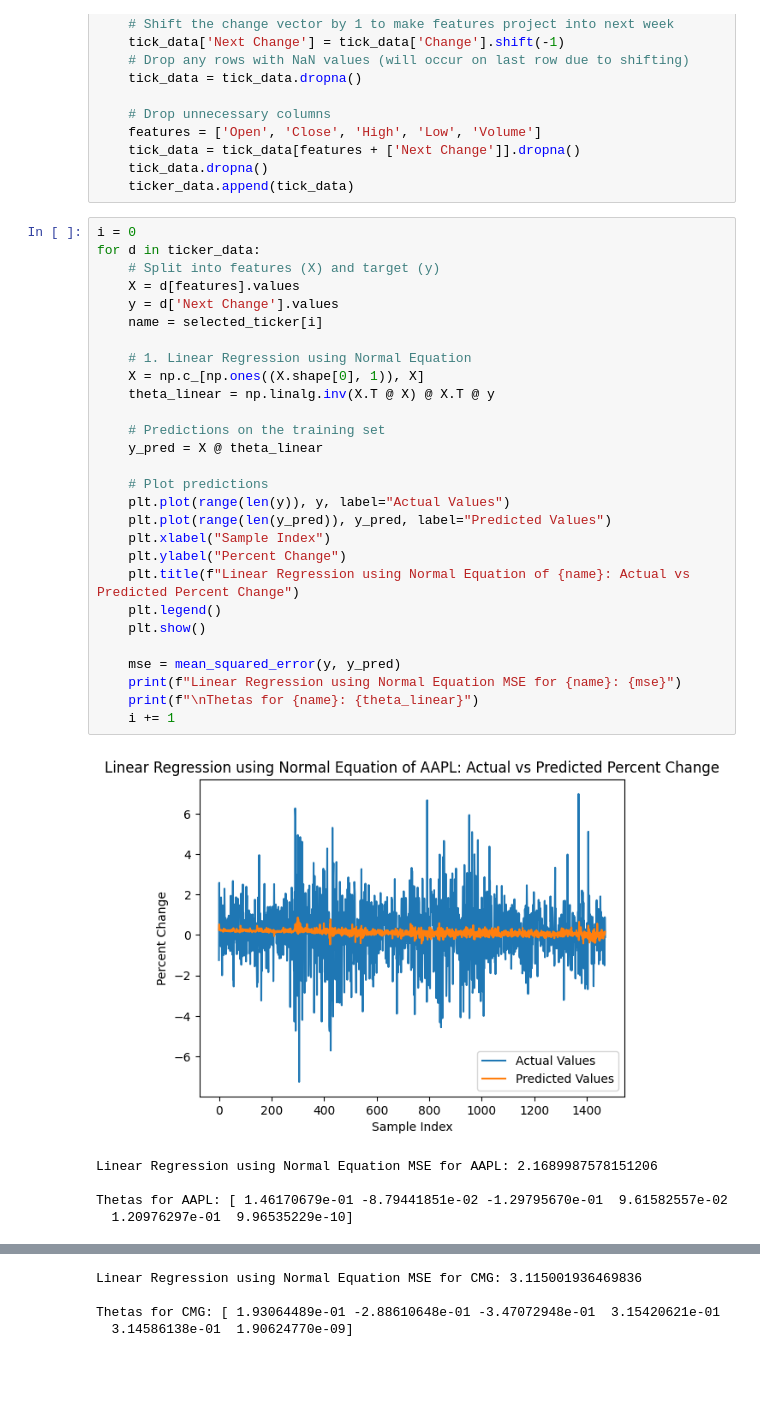
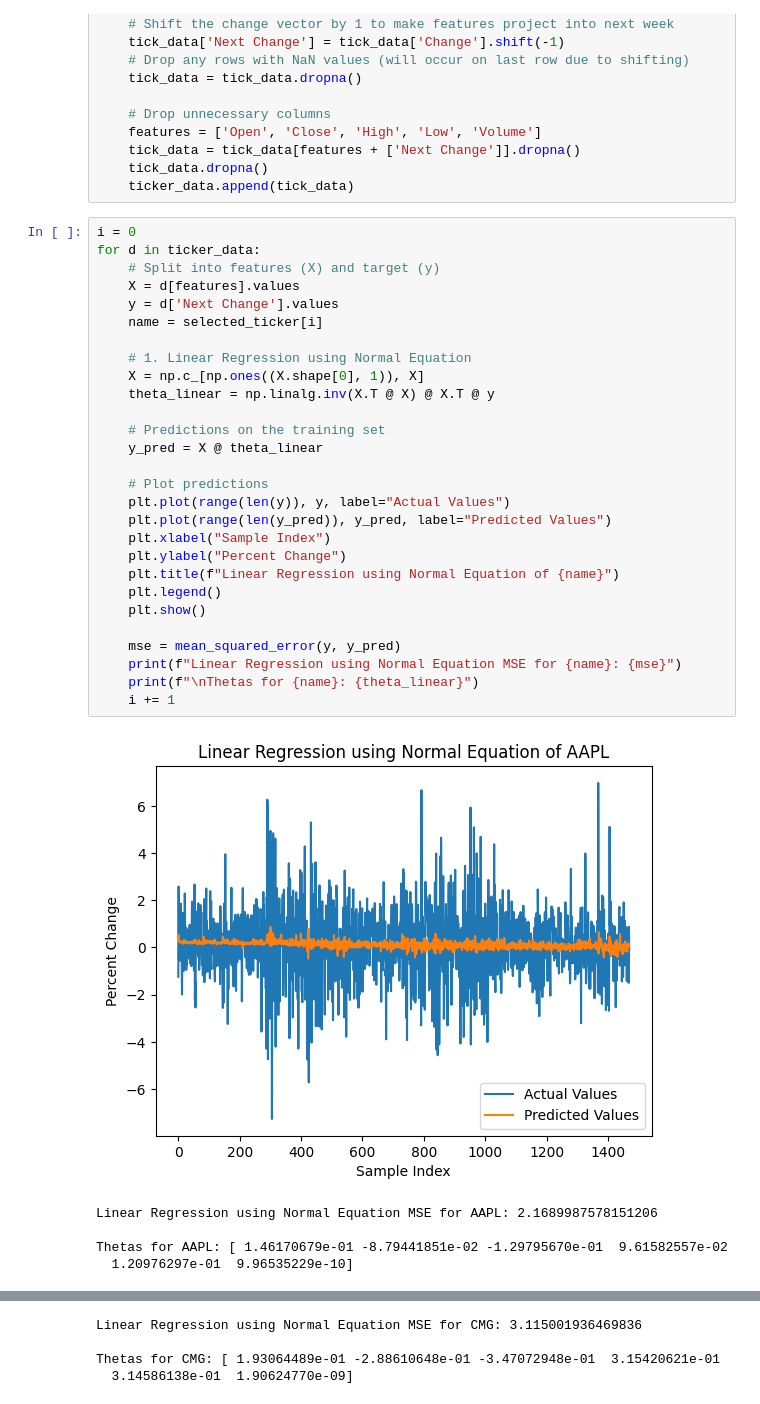
Before and after one commit to ivng8/9K-Stock-Ticker, a Jupyter notebook: All_Models.ipynb, the cells around one changed output, grey strips where cells are left out. Drawn from its saved outputs; the diff is of its cells as text; blank space fills up the shorter version.

Commit message:
Edit graph titles

```diff
--- a/All_Models.ipynb
+++ b/All_Models.ipynb
@@ -43,33 +43,33 @@ for t in selected_ticker:
 # %%
 i = 0
 for d in ticker_data:
     # Split into features (X) and target (y)
     X = d[features].values
     y = d['Next Change'].values
     name = selected_ticker[i]
 
     # 1. Linear Regression using Normal Equation
     X = np.c_[np.ones((X.shape[0], 1)), X]
     theta_linear = np.linalg.inv(X.T @ X) @ X.T @ y
 
     # Predictions on the training set
     y_pred = X @ theta_linear
 
     # Plot predictions
     plt.plot(range(len(y)), y, label="Actual Values")
     plt.plot(range(len(y_pred)), y_pred, label="Predicted Values")
     plt.xlabel("Sample Index")
     plt.ylabel("Percent Change")
-    plt.title(f"Linear Regression using Normal Equation of {name}: Actual vs Predicted Percent Change")
+    plt.title(f"Linear Regression using Normal Equation of {name}")
     plt.legend()
     plt.show()
 
     mse = mean_squared_error(y, y_pred)
     print(f"Linear Regression using Normal Equation MSE for {name}: {mse}")
     print(f"\nThetas for {name}: {theta_linear}")
     i += 1
 # %% [output]
-[figure, old version]
+[figure, new version]
 Linear Regression using Normal Equation MSE for AAPL: 2.1689987578151206
 
 Thetas for AAPL: [ 1.46170679e-01 -8.79441851e-02 -1.29795670e-01  9.61582557e-02
```
Also changed, not shown: parts of 6 cells of this notebook.
